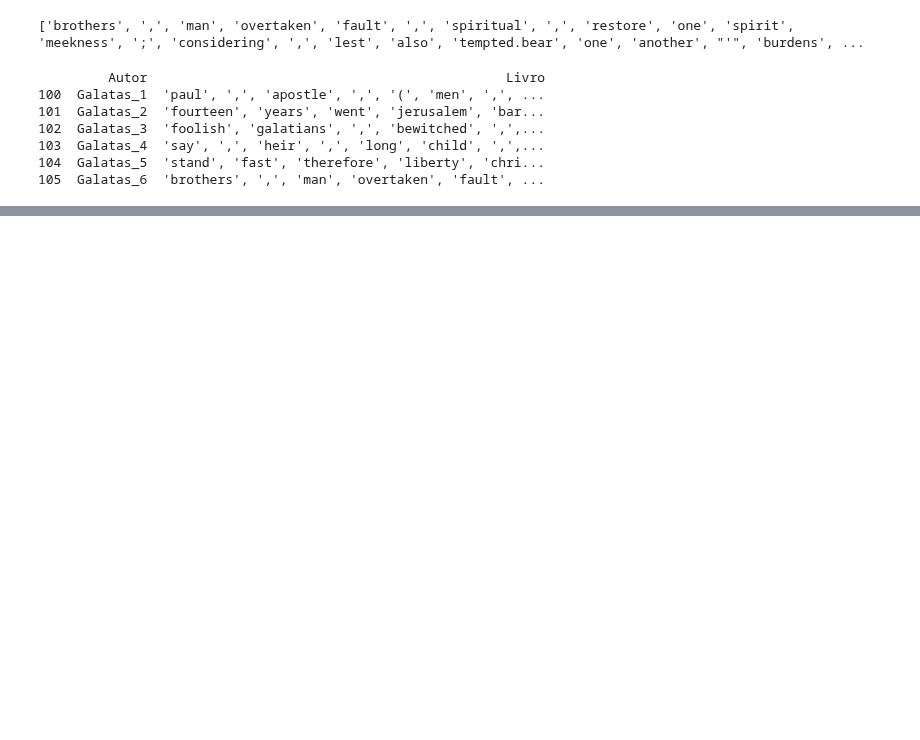
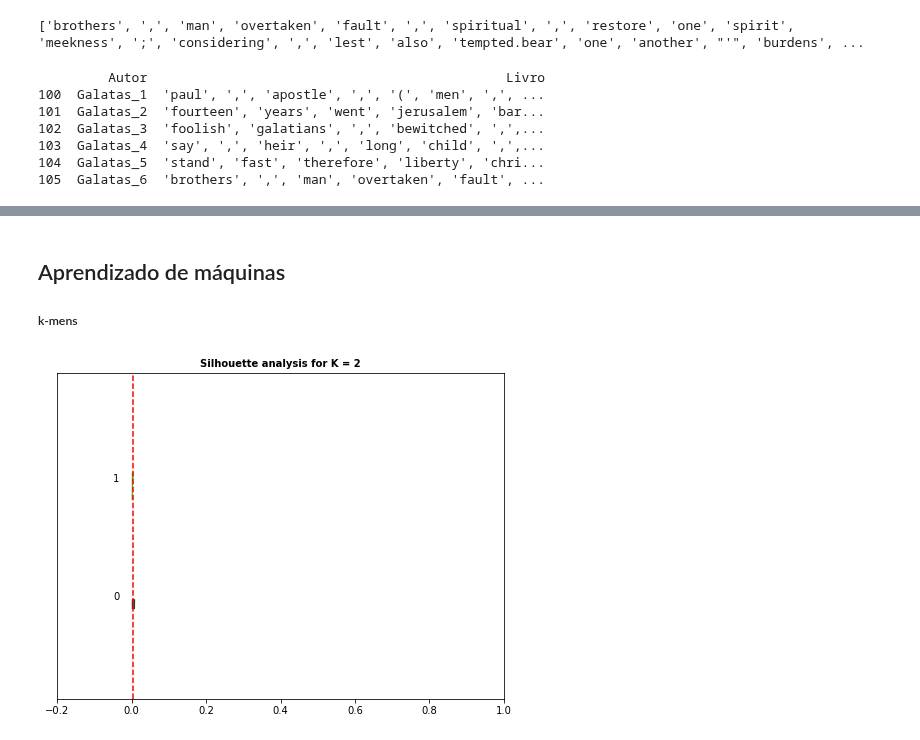
Before and after one commit to Bruno-cesar-dout/Versao_de_experimentos, a Jupyter notebook: Experimento_Galatas.ipynb, the cells around one changed output, grey strips where cells are left out. Drawn from its saved outputs; the diff is of its cells as text; code cells hidden in the pictures; blank space fills up the shorter version.

```diff
--- a/Experimento_Galatas.ipynb
+++ b/Experimento_Galatas.ipynb
@@ -68,3 +84,14 @@ print(df)
 103  Galatas_4  'say', ',', 'heir', ',', 'long', 'child', ',',...
 104  Galatas_5  'stand', 'fast', 'therefore', 'liberty', 'chri...
 105  Galatas_6  'brothers', ',', 'man', 'overtaken', 'fault', ...
+# %%
+corpus = df['Livro'].tolist()
+# %%
+vectorizer = TfidfVectorizer(ngram_range=(3,3))
+X = vectorizer.fit_transform(corpus)
+tf_idf = pd.DataFrame(data = X.toarray(), columns=vectorizer.get_feature_names())
+
+final_df = tf_idf
+
+print("{} rows".format(final_df.shape[0]))
+final_df.T.nlargest(20, 0)
@@ -70,0 +117,20 @@ print(df)
+# %% [markdown]
+## Aprendizado de máquinas
+
+##### k-mens
+# %%
+def run_KMeans(max_k, data):
+    max_k += 1
+    kmeans_results = dict()
+    for k in range(2 , max_k):
+        kmeans = cluster.KMeans(n_clusters = k
+                               , init = 'k-means++'
+                               , n_init = 10
+                               , tol = 0.0001
+                               , n_jobs = -1
+                               , random_state = 1
+                               , algorithm = 'full')
+
+        kmeans_results.update( {k : kmeans.fit(data)} )
+
+    return kmeans_results
@@ -70,0 +179,7 @@ print(df)
+# %%
+k = 2
+kmeans_results = run_KMeans(k, final_df)
+# %%
+silhouette(kmeans_results, final_df, plot=True)
+# %% [output]
+[figure, added]
```
Also changed, not shown: parts of 13 cells of this notebook.
